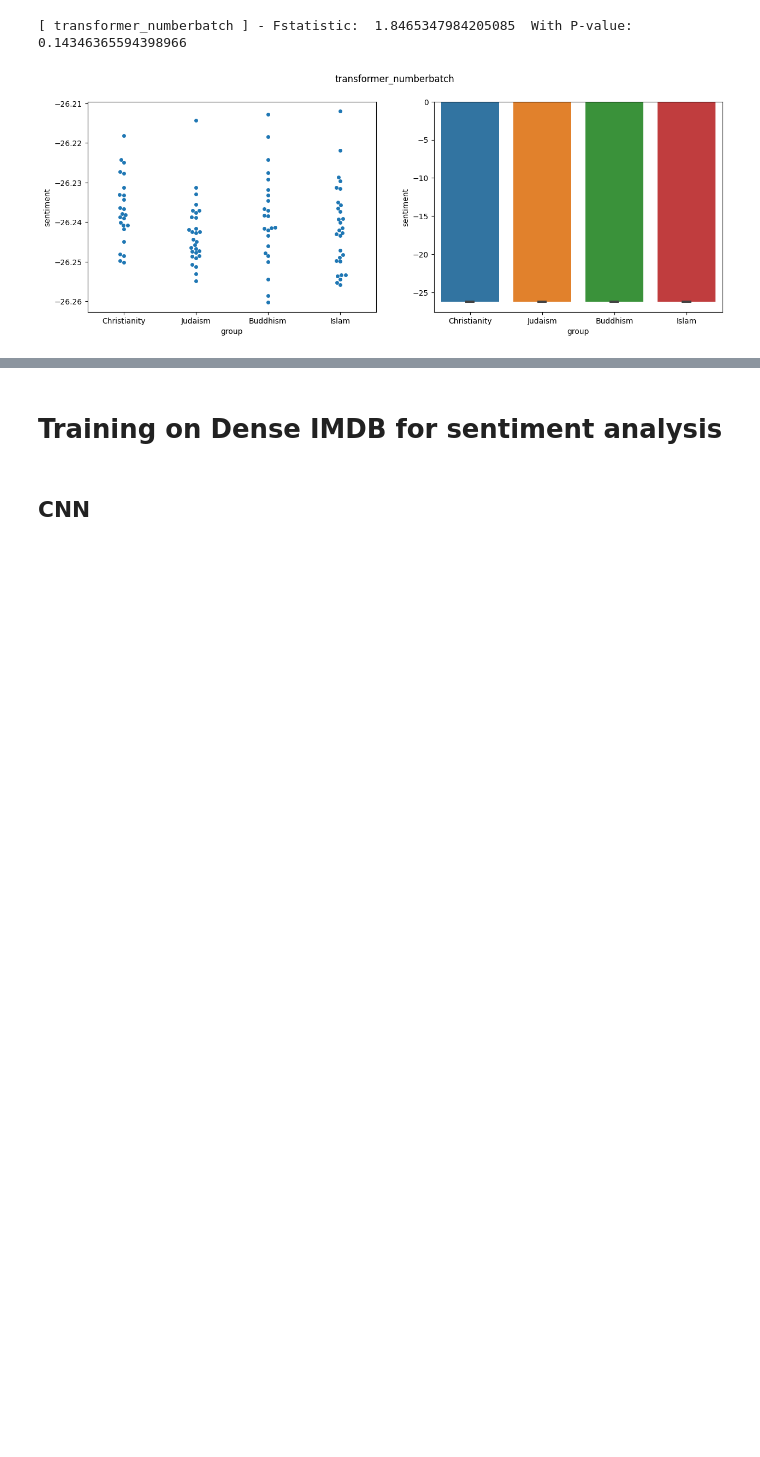
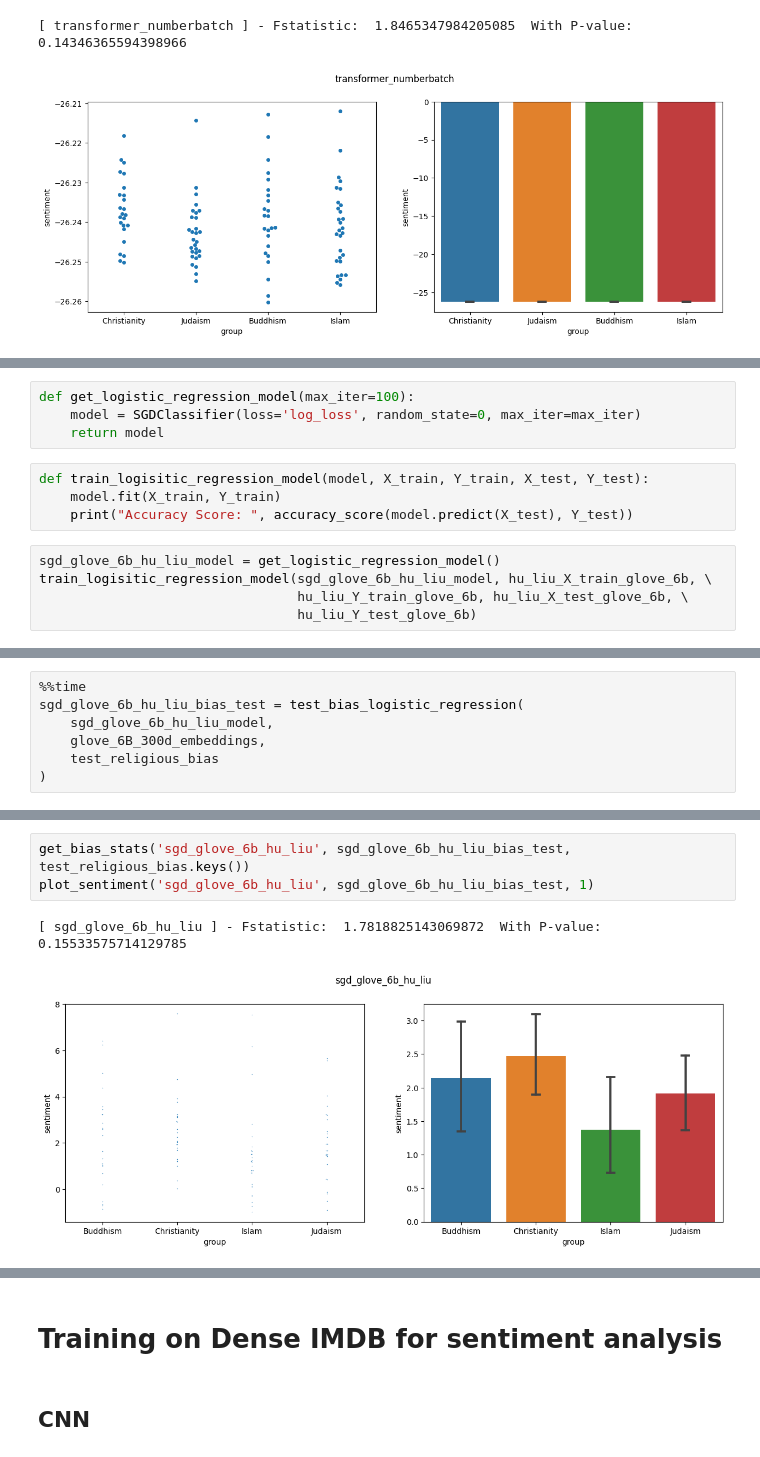
Before and after one commit to GhaidaAlAtoum/PlayGround_ML, a Jupyter notebook: CNN_RNN_Transformer.ipynb, the cells around one changed output, grey strips where cells are left out. Drawn from its saved outputs; the diff is of its cells as text; blank space fills up the shorter version.

Commit message:
Logistic - lexicon

```diff
--- a/CNN_RNN_Transformer.ipynb
+++ b/CNN_RNN_Transformer.ipynb
@@ -1256,0 +1364,13 @@ plot_sentiment('transformer_numberbatch', transformer_result_numberbatch)
+# %%
+def get_logistic_regression_model(max_iter=100):
+    model = SGDClassifier(loss='log_loss', random_state=0, max_iter=max_iter)
+    return model
+# %%
+def train_logisitic_regression_model(model, X_train, Y_train, X_test, Y_test):
+    model.fit(X_train, Y_train)
+    print("Accuracy Score: ", accuracy_score(model.predict(X_test), Y_test))
+# %%
+sgd_glove_6b_hu_liu_model = get_logistic_regression_model()
+train_logisitic_regression_model(sgd_glove_6b_hu_liu_model, hu_liu_X_train_glove_6b, \
+                                 hu_liu_Y_train_glove_6b, hu_liu_X_test_glove_6b, \
+                                 hu_liu_Y_test_glove_6b)
@@ -1256,0 +1400,7 @@ plot_sentiment('transformer_numberbatch', transformer_result_numberbatch)
+# %%
+%%time
+sgd_glove_6b_hu_liu_bias_test = test_bias_logistic_regression(
+    sgd_glove_6b_hu_liu_model,
+    glove_6B_300d_embeddings,
+    test_religious_bias
+)
@@ -1256,0 +1440,6 @@ plot_sentiment('transformer_numberbatch', transformer_result_numberbatch)
+# %%
+get_bias_stats('sgd_glove_6b_hu_liu', sgd_glove_6b_hu_liu_bias_test, test_religious_bias.keys())
+plot_sentiment('sgd_glove_6b_hu_liu', sgd_glove_6b_hu_liu_bias_test, 1)
+# %% [output]
+[ sgd_glove_6b_hu_liu ] - Fstatistic:  1.7818825143069872  With P-value:  0.15533575714129785
+[figure, added]
```
Also changed, not shown: parts of 26 cells of this notebook.
